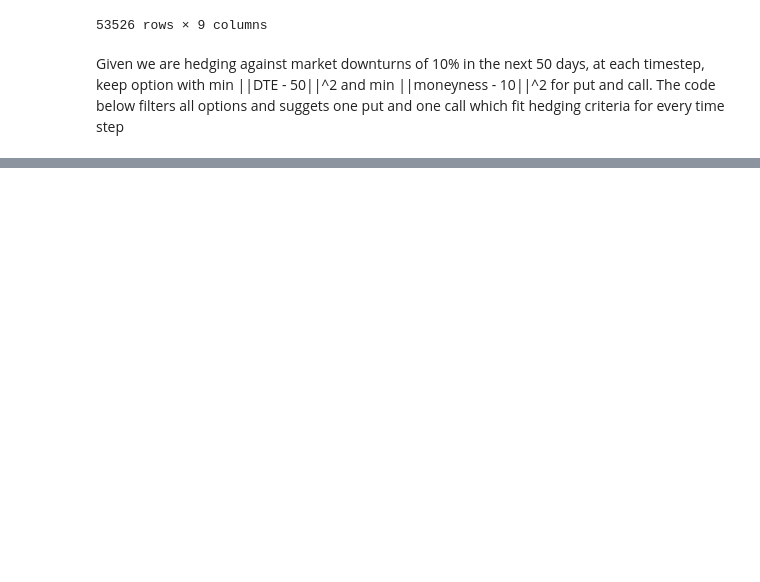
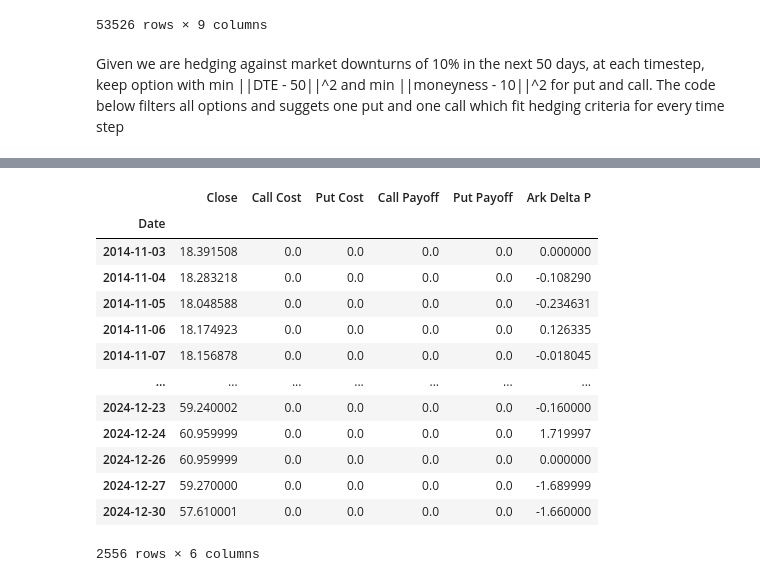
Before and after one commit to mschaefer77/MF-Project, a Jupyter notebook: Calibration.ipynb, the cells around one changed output, grey strips where cells are left out. Drawn from its saved outputs; the diff is of its cells as text; code cells hidden in the pictures; blank space fills up the shorter version.

```diff
--- a/Calibration.ipynb
+++ b/Calibration.ipynb
@@ -213,7 +159,0 @@ betas_df = rolling_reg(y, X, window=180, plot=True)
-# %%
-betas_df.index = pd.to_datetime(betas_df.index).normalize()
-ark.index = pd.to_datetime(ark.index).normalize()
-best_options['Ark Price'] = ark['Ark']
-best_options['Beta'] = betas_df['SPY']
-best_options= best_options.dropna()
-best_options
@@ -250,0 +187,22 @@ best_options
+# %%
+
+best_options.loc[:,'Ark Price'] = pd.to_numeric(ark_prices['Close'])
+
+#Beta to market at any given time
+best_options.loc[ :,'Beta'] = betas_df['SPY']
+
+#Market Exporsue
+best_options.loc[:,'Market Exposure'] = best_options.loc[:,'Beta'] * best_options.loc[:,'Ark Price']
+
+#No. of options
+best_options.loc[:,'Num Options'] = (best_options.loc[:,'Market Exposure'] /(best_options.loc[:,'delta']* best_options.loc[:,'SPY'] * 100)).abs()
+
+#For easy comparison between ARK price and options, shift to tradeble ARK days
+best_options.loc[:, 'days'] = pd.to_numeric(best_options.loc[:,'days'])
+best_options.loc[:,'Expiry'] = best_options.index + best_options.loc[:,'days'].apply(lambda x: BDay(x))
+
+#For easy payout computation, fetch SPY price at expiry
+best_options.loc[:,'SPY At Expiry'] = best_options.loc[:,'Expiry'].map(spy_price['Close'])
+
+best_options.loc[:,'Hedge Cost'] = best_options.loc[:,'Num Options'] * best_options.loc[:,'premium'] * 100
+best_options
@@ -250,0 +303,19 @@ best_options
+# %%
+hedge_retz['Ark Delta P']  = hedge_retz['Close'].diff()
+hedge_retz = hedge_retz.dropna()
+hedge_retz
+# %% [output]
+|  | Close | Call Cost | Put Cost | Call Payoff | Put Payoff | Ark Delta P |
+| Date |  |  |  |  |  |  |
+| 2014-11-03 | 18.391508 | 0.0 | 0.0 | 0.0 | 0.0 | 0.000000 |
+| 2014-11-04 | 18.283218 | 0.0 | 0.0 | 0.0 | 0.0 | -0.108290 |
+| 2014-11-05 | 18.048588 | 0.0 | 0.0 | 0.0 | 0.0 | -0.234631 |
+| 2014-11-06 | 18.174923 | 0.0 | 0.0 | 0.0 | 0.0 | 0.126335 |
+| 2014-11-07 | 18.156878 | 0.0 | 0.0 | 0.0 | 0.0 | -0.018045 |
+| ... | ... | ... | ... | ... | ... | ... |
+| 2024-12-23 | 59.240002 | 0.0 | 0.0 | 0.0 | 0.0 | -0.160000 |
+| 2024-12-24 | 60.959999 | 0.0 | 0.0 | 0.0 | 0.0 | 1.719997 |
+| 2024-12-26 | 60.959999 | 0.0 | 0.0 | 0.0 | 0.0 | 0.000000 |
+| 2024-12-27 | 59.270000 | 0.0 | 0.0 | 0.0 | 0.0 | -1.689999 |
+| 2024-12-30 | 57.610001 | 0.0 | 0.0 | 0.0 | 0.0 | -1.660000 |
+2556 rows × 6 columns
```
Also changed, not shown: parts of 23 cells of this notebook, 3 other files.
